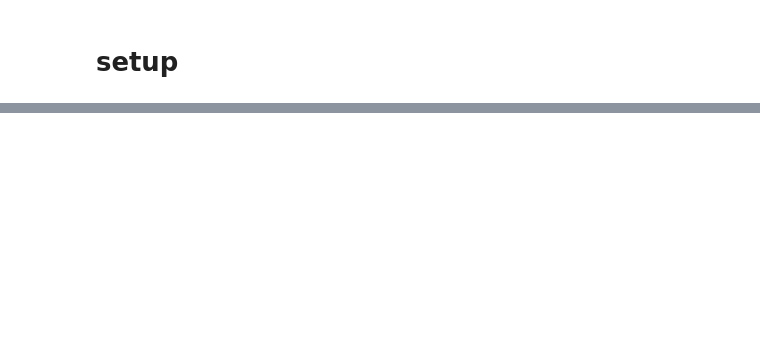
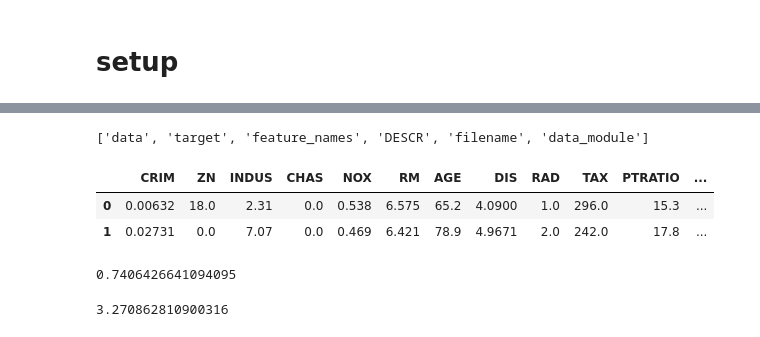
Before and after one commit to venkyyuvy/stats_simul, a Jupyter notebook: linear regression.ipynb, the cells around one changed output, grey strips where cells are left out. Saved outputs shown, nothing was run; the diff lists cells and outputs as text; code cells hidden in the pictures; blank space fills up the shorter version.

```diff
--- a/linear regression.ipynb
+++ b/linear regression.ipynb
@@ -61,0 +57,7 @@ array([ 4.67007464e+03, -1.33226763e-15,  1.12081791e+02])
+# %%
+from sklearn.datasets import fetch_openml, load_boston
+
+housing = load_boston()
+
+
+# housing = fetch_openml(name="house_prices", as_frame=True)
@@ -61,0 +82,25 @@ array([ 4.67007464e+03, -1.33226763e-15,  1.12081791e+02])
+# %%
+list(housing.keys())
+# %% [output]
+['data', 'target', 'feature_names', 'DESCR', 'filename', 'data_module']
+# %%
+import pandas as pd
+
+X = housing['data']
+input_df = pd.DataFrame(X, columns=housing['feature_names'])#.set_index('Id')
+# %%
+input_df.head(2)
+# %% [output]
+|  | CRIM | ZN | INDUS | CHAS | NOX | RM | AGE | DIS | RAD | TAX | PTRATIO | ... |
+| 0 | 0.00632 | 18.0 | 2.31 | 0.0 | 0.538 | 6.575 | 65.2 | 4.0900 | 1.0 | 296.0 | 15.3 | ... |
+| 1 | 0.02731 | 0.0 | 7.07 | 0.0 | 0.469 | 6.421 | 78.9 | 4.9671 | 2.0 | 242.0 | 17.8 | ... |
+# %%
+lr = LinearRegression().fit(input_df, housing['target'])
+lr.score(input_df, y)
+# %% [output]
+0.7406426641094095
+# %%
+from sklearn import metrics
+metrics.mean_absolute_error(y, lr.predict(input_df))
+# %% [output]
+3.270862810900316
```
Also changed, not shown: parts of 12 cells of this notebook, 1 other file.
